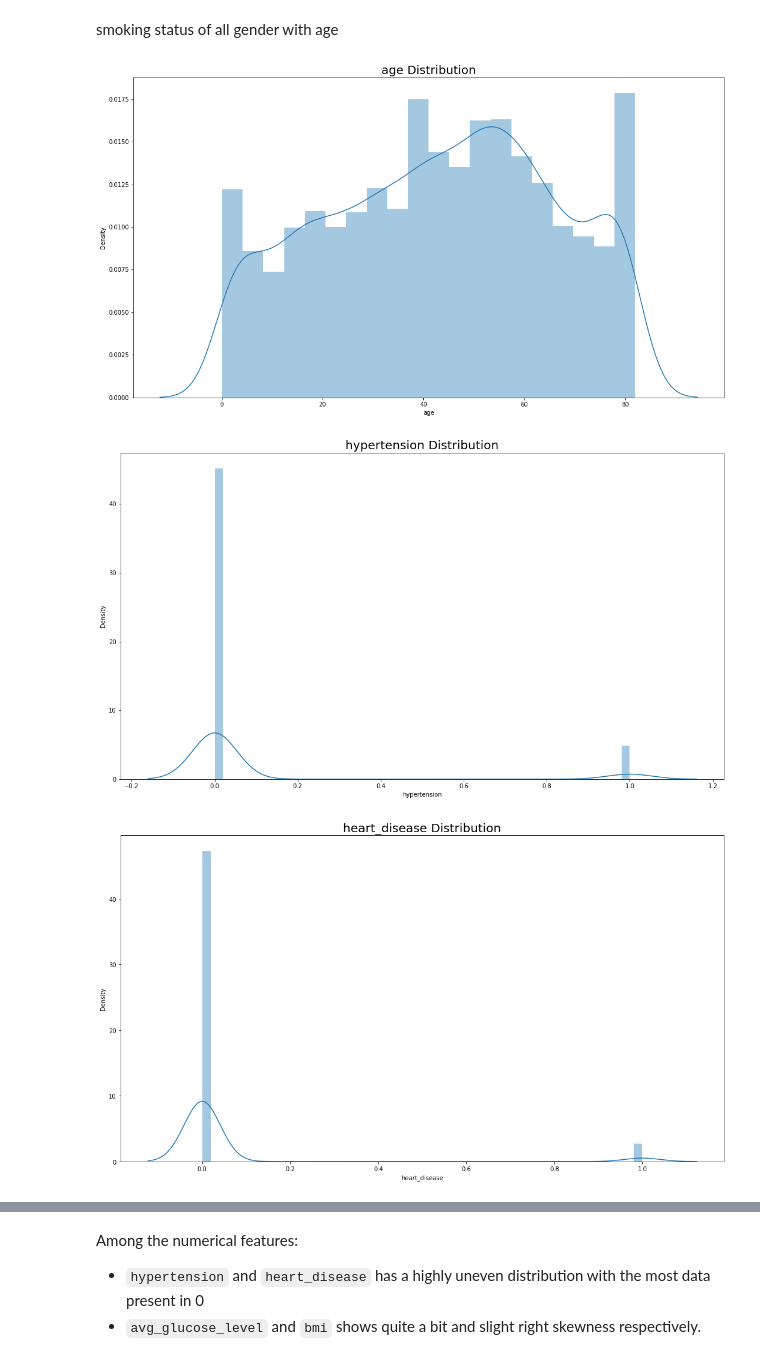
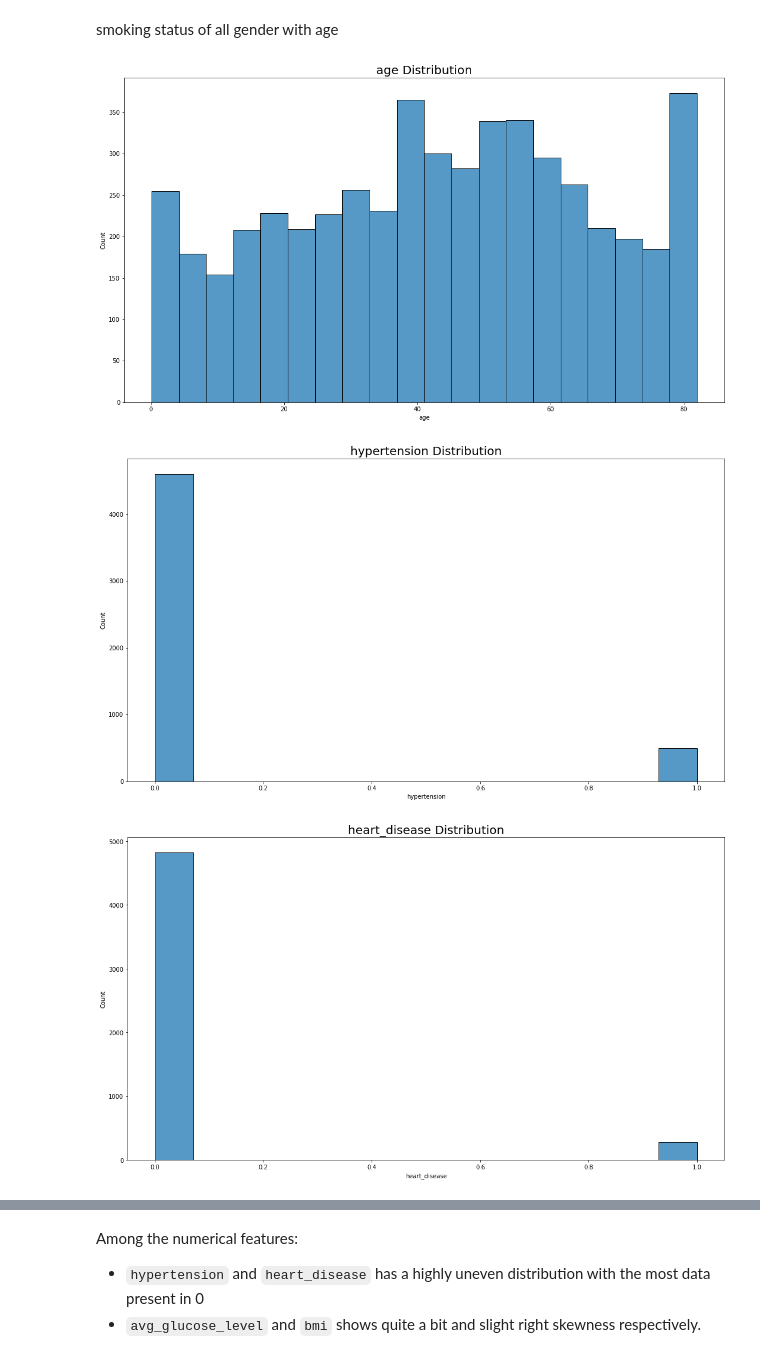
Before and after one commit to chandru1003/Kaggle, a Jupyter notebook: stroke-prediction-dataset.ipynb, the cells around one changed output, grey strips where cells are left out. Saved outputs shown, nothing was run; the diff lists cells and outputs as text; code cells hidden in the pictures.

```diff
--- a/stroke-prediction-dataset.ipynb
+++ b/stroke-prediction-dataset.ipynb
@@ -249,11 +251,11 @@ smoking status of all gender with age
 # %%
 numeric_features = ['age', 'hypertension', 'heart_disease', 'avg_glucose_level', 'bmi']
 for feature in numeric_features:
     plt.figure(figsize=(18, 10), facecolor='w')
-    sns.distplot(data[feature])
+    sns.histplot(data[feature])
     plt.title('{} Distribution'.format(feature), fontsize=20)
     plt.show()
 # %% [output]
-[figure, old version]
+[figure, new version]
-[figure, old version]
+[figure, new version]
-[figure, old version]
+[figure, new version]
```
Also changed, not shown: parts of 2 cells of this notebook.
